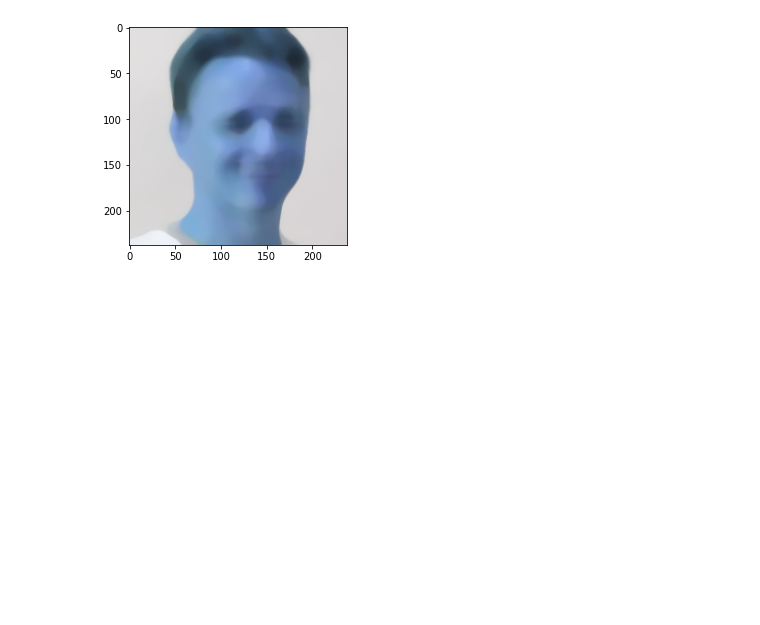
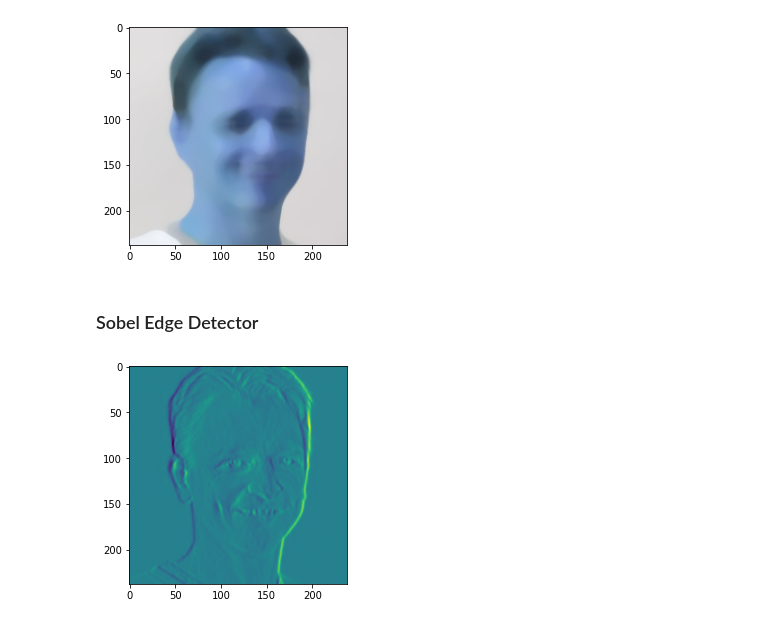
Before and after one commit to damiansp/cpu_vis, a Jupyter notebook: mastering_with_tf/s1_intro_cpuvis_and_nns/01_edge_detect_with_hashing_filtering.py.ipynb, the cells around one changed output. Saved outputs shown, nothing was run; the diff lists cells and outputs as text; code cells hidden in the pictures; blank space fills up the shorter version.

Commit message:
Add edge detectors

```diff
--- a/mastering_with_tf/s1_intro_cpuvis_and_nns/01_edge_detect_with_hashing_filtering.py.ipynb
+++ b/mastering_with_tf/s1_intro_cpuvis_and_nns/01_edge_detect_with_hashing_filtering.py.ipynb
@@ -86,3 +86,14 @@ plt.imshow(cv2.medianBlur(img, 9));
 plt.imshow(cv2.medianBlur(img, 19));
 # %% [output]
 [figure]
+# %% [markdown]
+### Sobel Edge Detector
+# %%
+sobel_x = cv2.Sobel(grey, cv2.CV_64F, 1, 0, ksize=5)
+sobel_y = cv2.Sobel(grey, cv2.CV_64F, 0, 1, ksize=5)
+mag, direction = cv2.cartToPolar(sobel_x, sobel_y, angleInDegrees=True)
+sobel_G = np.hypot(sobel_x, sobel_y)
+# %%
+plt.imshow(sobel_x);
+# %% [output]
+[figure, added]
```
Also changed, not shown: parts of 6 cells of this notebook.
